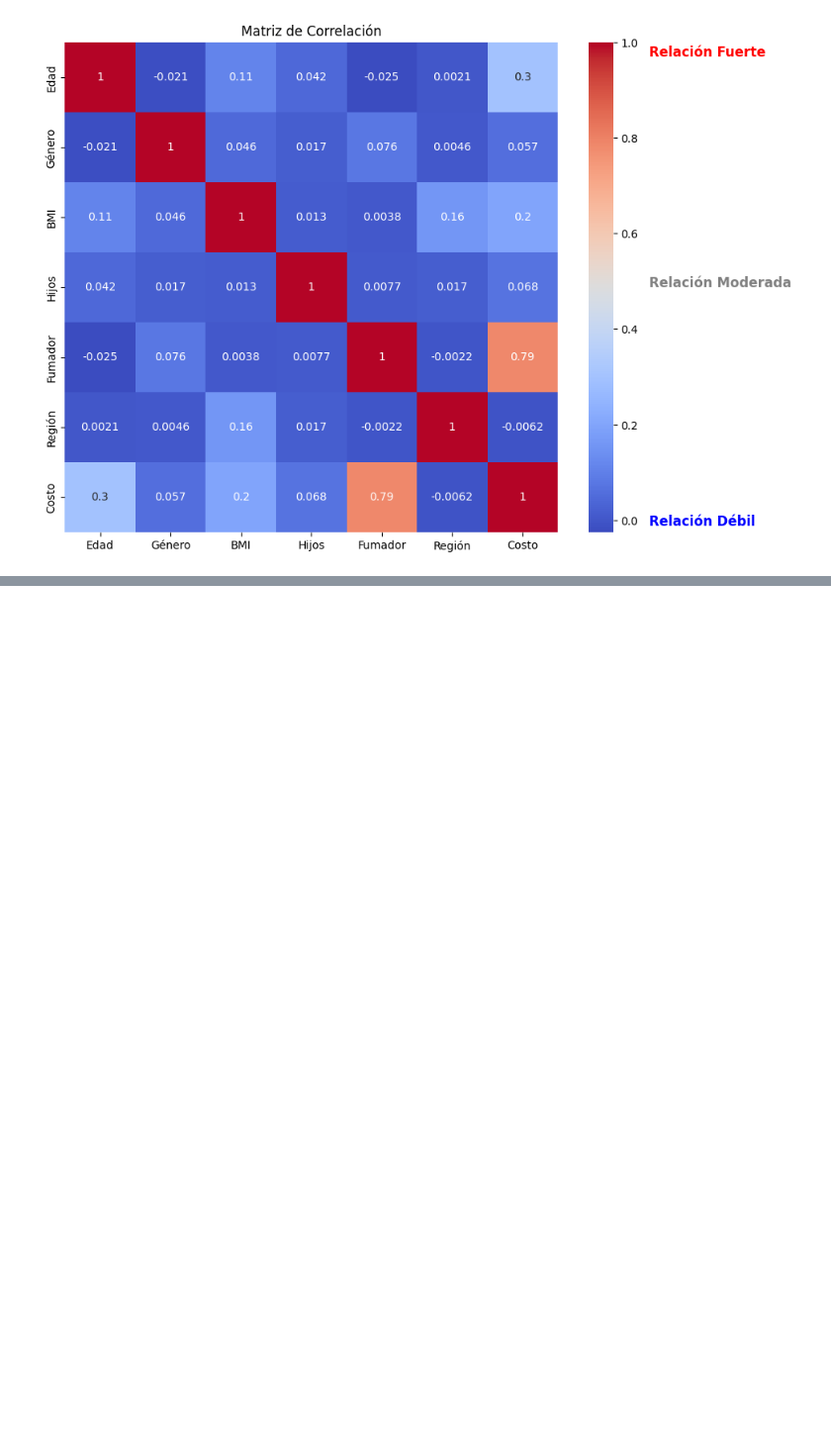
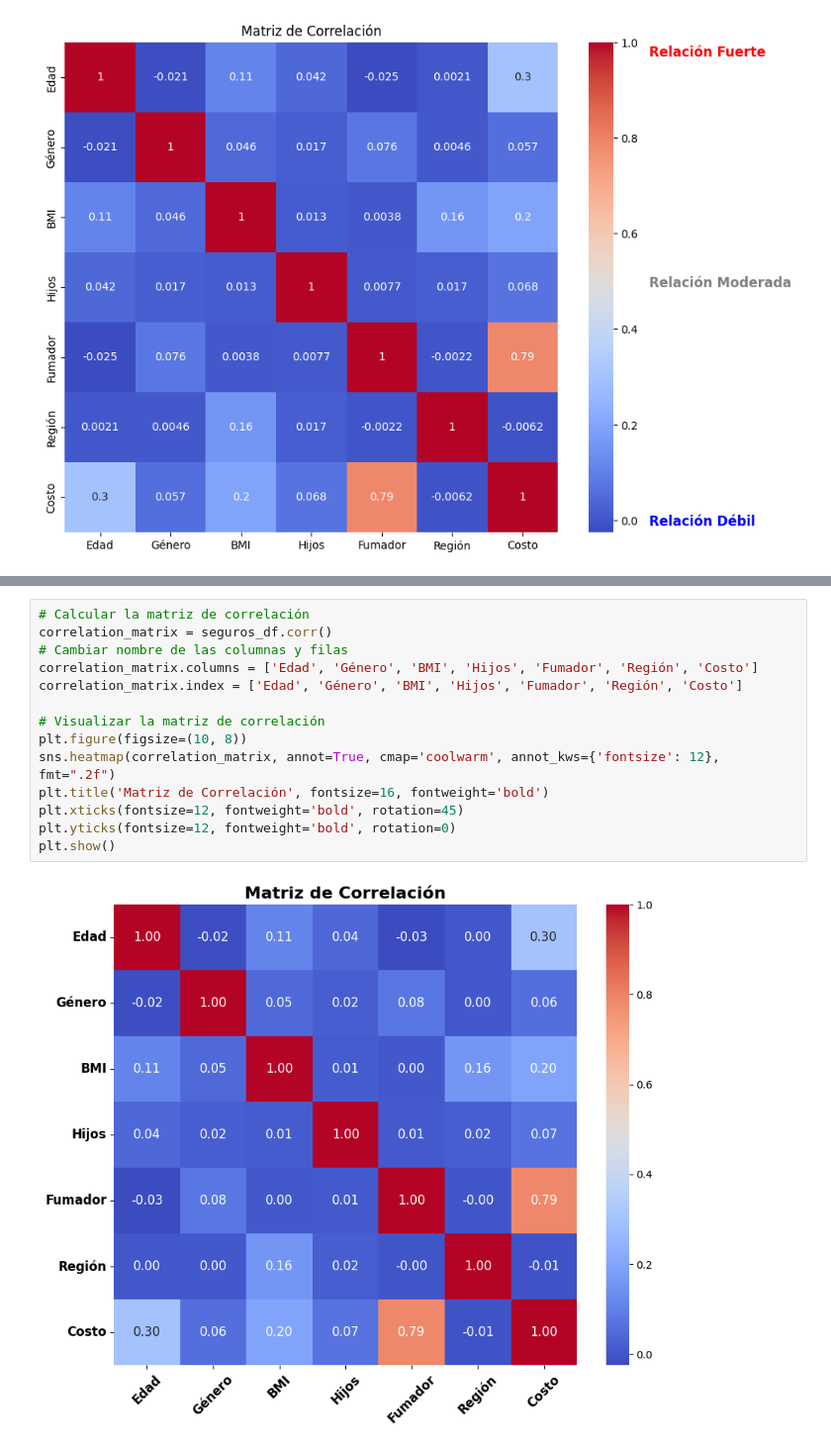
Before and after one commit to LeivaDiego/Tarea3-DataScience, a Jupyter notebook: visualizaciones.ipynb, the cells around one changed output, grey strips where cells are left out. Shown at 99% size. Saved outputs shown, nothing was run; the diff lists cells and outputs as text; blank space fills up the shorter version.

```diff
--- a/visualizaciones.ipynb
+++ b/visualizaciones.ipynb
@@ -122,0 +165,16 @@ plt.show()
+# %%
+# Calcular la matriz de correlación
+correlation_matrix = seguros_df.corr()
+# Cambiar nombre de las columnas y filas
+correlation_matrix.columns = ['Edad', 'Género', 'BMI', 'Hijos', 'Fumador', 'Región', 'Costo']
+correlation_matrix.index = ['Edad', 'Género', 'BMI', 'Hijos', 'Fumador', 'Región', 'Costo']
+
+# Visualizar la matriz de correlación
+plt.figure(figsize=(10, 8))
+sns.heatmap(correlation_matrix, annot=True, cmap='coolwarm', annot_kws={'fontsize': 12}, fmt=".2f")
+plt.title('Matriz de Correlación', fontsize=16, fontweight='bold')
+plt.xticks(fontsize=12, fontweight='bold', rotation=45)
+plt.yticks(fontsize=12, fontweight='bold', rotation=0)
+plt.show()
+# %% [output]
+[figure, added]
```
Also changed, not shown: parts of 3 cells of this notebook.
